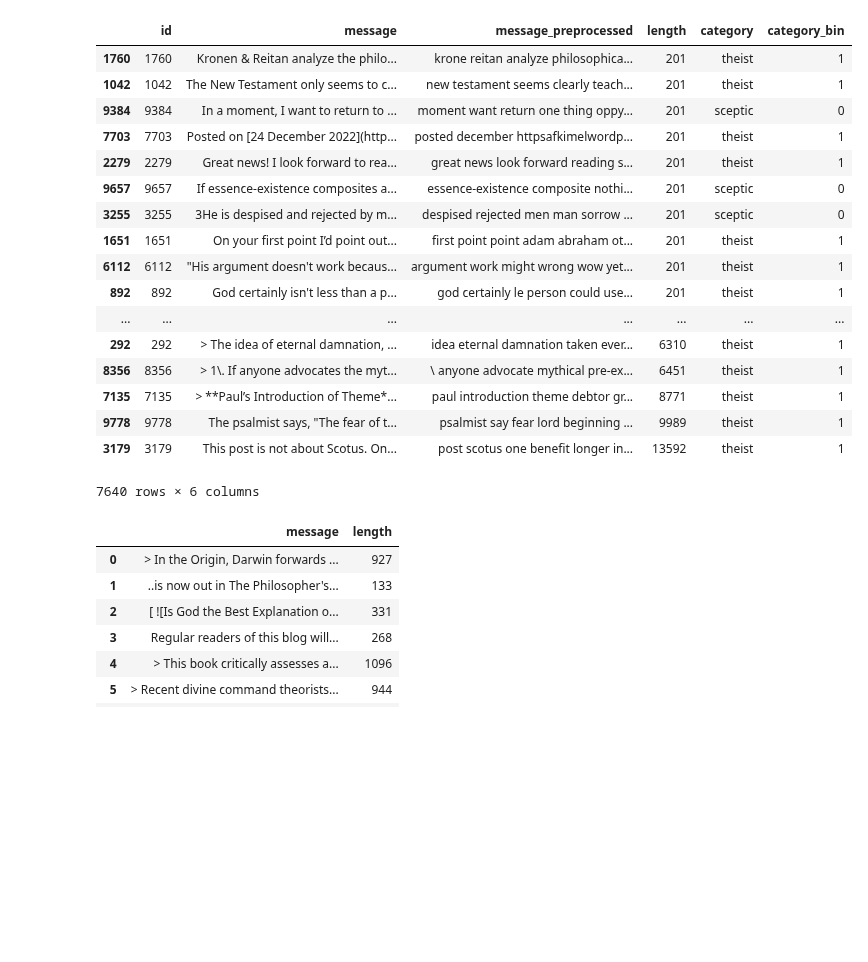
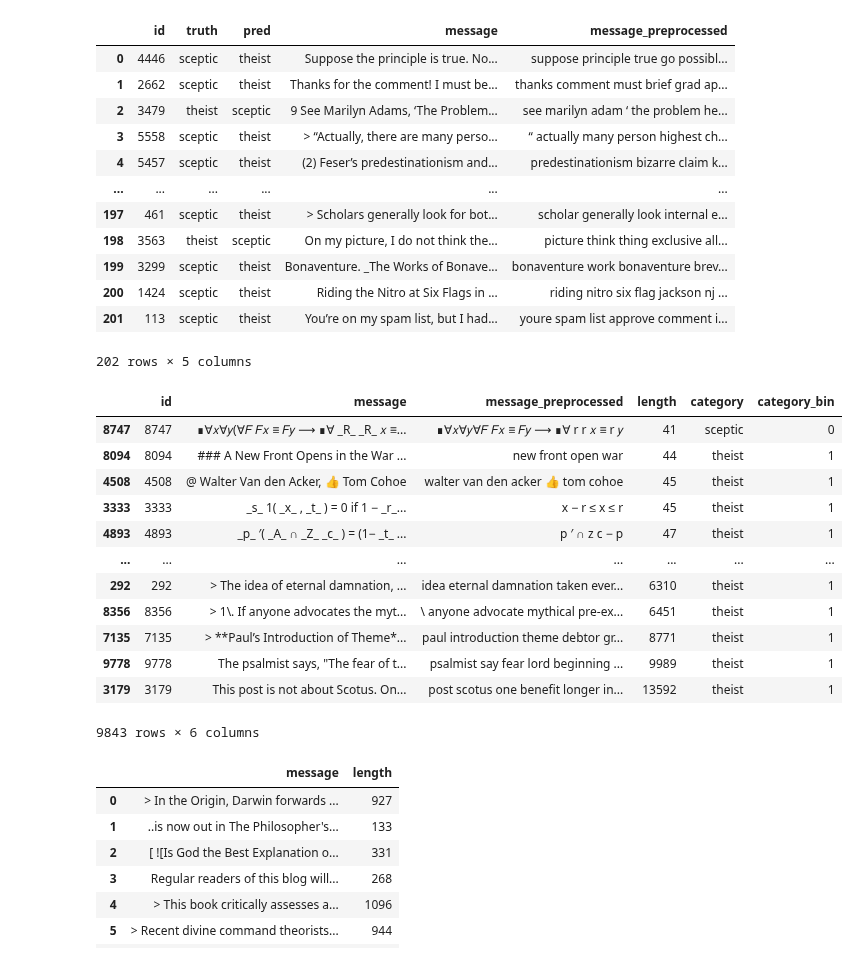
Before and after one commit to lolodino77/classification_texte_articles, a Jupyter notebook: sources/create_dataset/preprocess_kaggle_data.ipynb, the cells around one changed output. Cells and saved outputs as stored; diff of their text form; code cells hidden in the pictures; blank space fills up the shorter version.

```diff
--- a/sources/create_dataset/preprocess_kaggle_data.ipynb
+++ b/sources/create_dataset/preprocess_kaggle_data.ipynb
@@ -2,36 +2,48 @@
 import pandas as pd
 import numpy as np
 pd.set_option('display.max_colwidth', 800)
+# %%
+df = pd.read_csv(r"C:\Users\eupho\OneDrive\Documents\perso\projets\classification_texte_articles\data\output\sceptic_theist\best_model\false_predictions.csv")
+df
+# %% [output]
+|  | id | truth | pred | message | message_preprocessed |
+| 0 | 4446 | sceptic | theist | Suppose the principle is true. No... | suppose principle true go possibl... |
+| 1 | 2662 | sceptic | theist | Thanks for the comment! I must be... | thanks comment must brief grad ap... |
+| 2 | 3479 | theist | sceptic | 9 See Marilyn Adams, ‘The Problem... | see marilyn adam ‘ the problem he... |
+| 3 | 5558 | sceptic | theist | > “Actually, there are many perso... | “ actually many person highest ch... |
+| 4 | 5457 | sceptic | theist | (2) Feser’s predestinationism and... | predestinationism bizarre claim k... |
+| ... | ... | ... | ... | ... | ... |
+| 197 | 461 | sceptic | theist | > Scholars generally look for bot... | scholar generally look internal e... |
+| 198 | 3563 | theist | sceptic | On my picture, I do not think the... | picture think thing exclusive all... |
+| 199 | 3299 | sceptic | theist | Bonaventure. _The Works of Bonave... | bonaventure work bonaventure brev... |
+| 200 | 1424 | sceptic | theist | Riding the Nitro at Six Flags in ... | riding nitro six flag jackson nj ... |
+| 201 | 113 | sceptic | theist | You’re on my spam list, but I had... | youre spam list approve comment i... |
+202 rows × 5 columns
 # %%
 df = pd.read_csv(r"C:\Users\eupho\OneDrive\Documents\perso\projets\classification_texte_articles\data\input\merged_corpus\corpus_sceptic_theist.csv")
 # df.query("category == 'sceptic'")
 df = df[['id', 'message', 'message_preprocessed', 'length', 'category', 'category_bin']]
 df.sort_values("length", inplace=True)
-df = df.query("length > 200")
-pd.set_option('display.max_colwidth', 800)
-pd.set_option('display.min_rows', 50)
-pd.set_option('display.max_rows', 50)
+# df = df.query("length > 200")
+# pd.set_option('display.max_colwidth', 800)
+# pd.set_option('display.min_rows', 50)
+# pd.set_option('display.max_rows', 50)
 # pd.set_option('display.max_rows', None)
 df
 # %% [output]
 |  | id | message | message_preprocessed | length | category | category_bin |
-| 1760 | 1760 | Kronen & Reitan analyze the philo... | krone reitan analyze philosophica... | 201 | theist | 1 |
-| 1042 | 1042 | The New Testament only seems to c... | new testament seems clearly teach... | 201 | theist | 1 |
-| 9384 | 9384 | In a moment, I want to return to ... | moment want return one thing oppy... | 201 | sceptic | 0 |
-| 7703 | 7703 | Posted on [24 December 2022](http... | posted december httpsafkimelwordp... | 201 | theist | 1 |
-| 2279 | 2279 | Great news! I look forward to rea... | great news look forward reading s... | 201 | theist | 1 |
-| 9657 | 9657 | If essence-existence composites a... | essence-existence composite nothi... | 201 | sceptic | 0 |
-| 3255 | 3255 | 3He is despised and rejected by m... | despised rejected men man sorrow ... | 201 | sceptic | 0 |
-| 1651 | 1651 | On your first point I’d point out... | first point point adam abraham ot... | 201 | theist | 1 |
-| 6112 | 6112 | "His argument doesn't work becaus... | argument work might wrong wow yet... | 201 | theist | 1 |
-| 892 | 892 | God certainly isn't less than a p... | god certainly le person could use... | 201 | theist | 1 |
+| 8747 | 8747 | ∎∀𝑥∀𝑦(∀𝐹 𝐹𝑥 ≡ 𝐹𝑦 ⟶ ∎∀ _R_ _R_ 𝑥 ≡... | ∎∀𝑥∀𝑦∀𝐹 𝐹𝑥 ≡ 𝐹𝑦 ⟶ ∎∀ r r 𝑥 ≡ r 𝑦 | 41 | sceptic | 0 |
+| 8094 | 8094 | ### A New Front Opens in the War ... | new front open war | 44 | theist | 1 |
+| 4508 | 4508 | @ Walter Van den Acker, 👍 Tom Cohoe | walter van den acker 👍 tom cohoe | 45 | theist | 1 |
+| 3333 | 3333 | _s_ 1( _x_ , _t_ ) = 0 if 1 − _r_... | x − r ≤ x ≤ r | 45 | theist | 1 |
+| 4893 | 4893 | _p_ ′( _A_ ∩ _Z_ _c_ ) = (1− _t_ ... | p ′ ∩ z c − p | 47 | theist | 1 |
 | ... | ... | ... | ... | ... | ... | ... |
 | 292 | 292 | > The idea of eternal damnation, ... | idea eternal damnation taken ever... | 6310 | theist | 1 |
 | 8356 | 8356 | > 1\. If anyone advocates the myt... | \ anyone advocate mythical pre-ex... | 6451 | theist | 1 |
 | 7135 | 7135 | > **Paul’s Introduction of Theme*... | paul introduction theme debtor gr... | 8771 | theist | 1 |
 | 9778 | 9778 | The psalmist says, "The fear of t... | psalmist say fear lord beginning ... | 9989 | theist | 1 |
 | 3179 | 3179 | This post is not about Scotus. On... | post scotus one benefit longer in... | 13592 | theist | 1 |
-7640 rows × 6 columns
+9843 rows × 6 columns
 # %%
 from IPython.display import display, HTML
 display( HTML( df.to_html().replace("\\n","<br>") ) )
```
Also changed, not shown: 17 other files.
